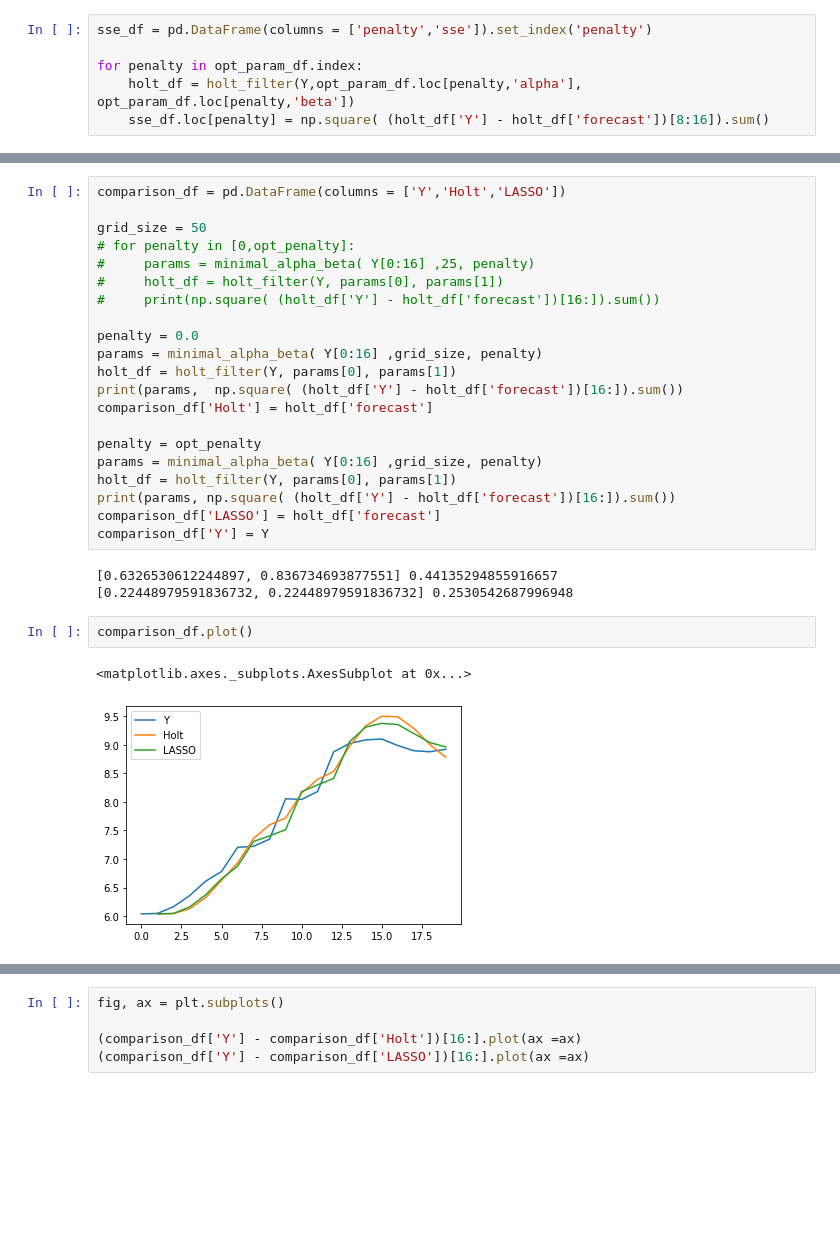
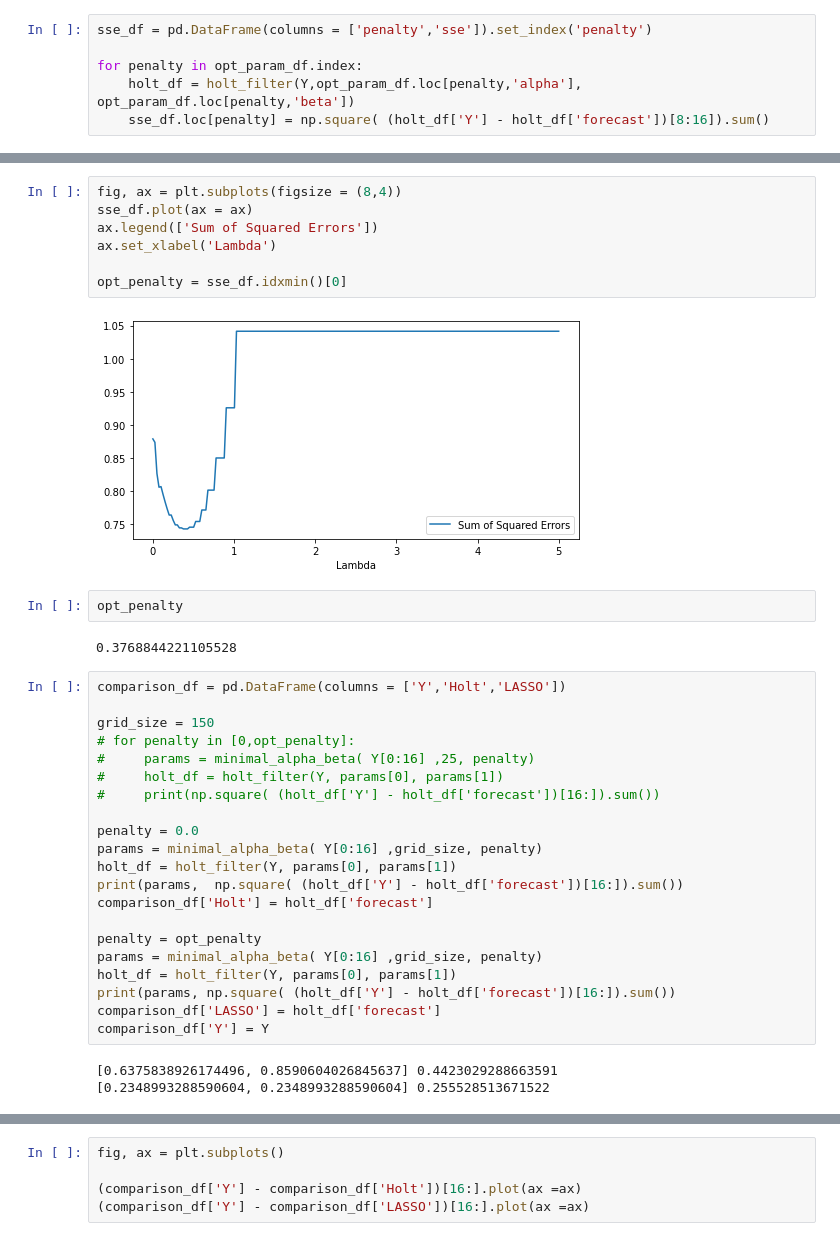
Before and after one commit to JonRMichel/exp_smooth_lasso, a Jupyter notebook: holt analysis m3.ipynb, the cells around one changed output, grey strips where cells are left out. Cells and saved outputs as stored; diff of their text form; blank space fills up the shorter version.

```diff
--- a/holt analysis m3.ipynb
+++ b/holt analysis m3.ipynb
@@ -122,7 +121,20 @@ opt_penalty = sse_df.idxmin()[0]
+# %%
+fig, ax = plt.subplots(figsize = (8,4))
+sse_df.plot(ax = ax)
+ax.legend(['Sum of Squared Errors'])
+ax.set_xlabel('Lambda')
+
+opt_penalty = sse_df.idxmin()[0]
+# %% [output]
+[figure, added]
+# %%
+opt_penalty
+# %% [output]
+0.3768844221105528
 # %%
 comparison_df = pd.DataFrame(columns = ['Y','Holt','LASSO'])
 
-grid_size = 50
+grid_size = 150
 # for penalty in [0,opt_penalty]:
 #     params = minimal_alpha_beta( Y[0:16] ,25, penalty)
 #     holt_df = holt_filter(Y, params[0], params[1])
@@ -141,10 +153,5 @@ print(params, np.square( (holt_df['Y'] - holt_df['forecast'])[16:]).sum())
 comparison_df['LASSO'] = holt_df['forecast']
 comparison_df['Y'] = Y
 # %% [output]
-[0.6326530612244897, 0.836734693877551] 0.44135294855916657
-[0.22448979591836732, 0.22448979591836732] 0.2530542687996948
+[0.6375838926174496, 0.8590604026845637] 0.4423029288663591
+[0.2348993288590604, 0.2348993288590604] 0.255528513671522
-# %%
-comparison_df.plot()
-# %% [output]
-<matplotlib.axes._subplots.AxesSubplot at 0x...>
-[figure, removed]
```
Also changed, not shown: parts of 8 cells of this notebook.
